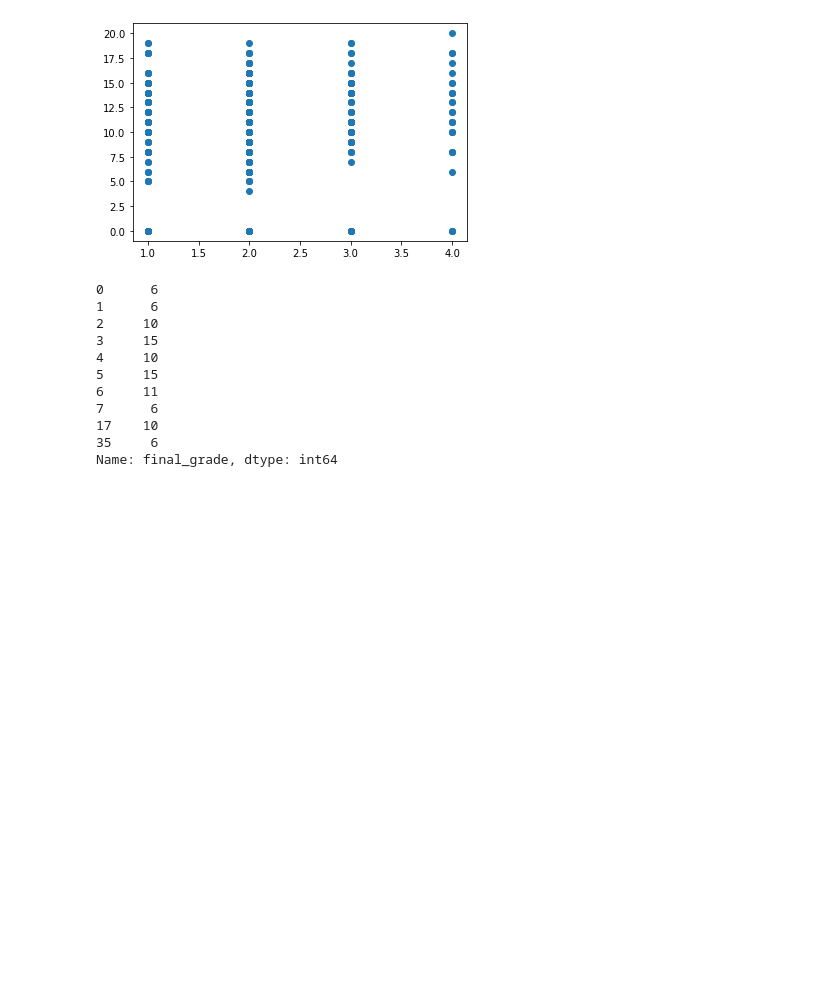
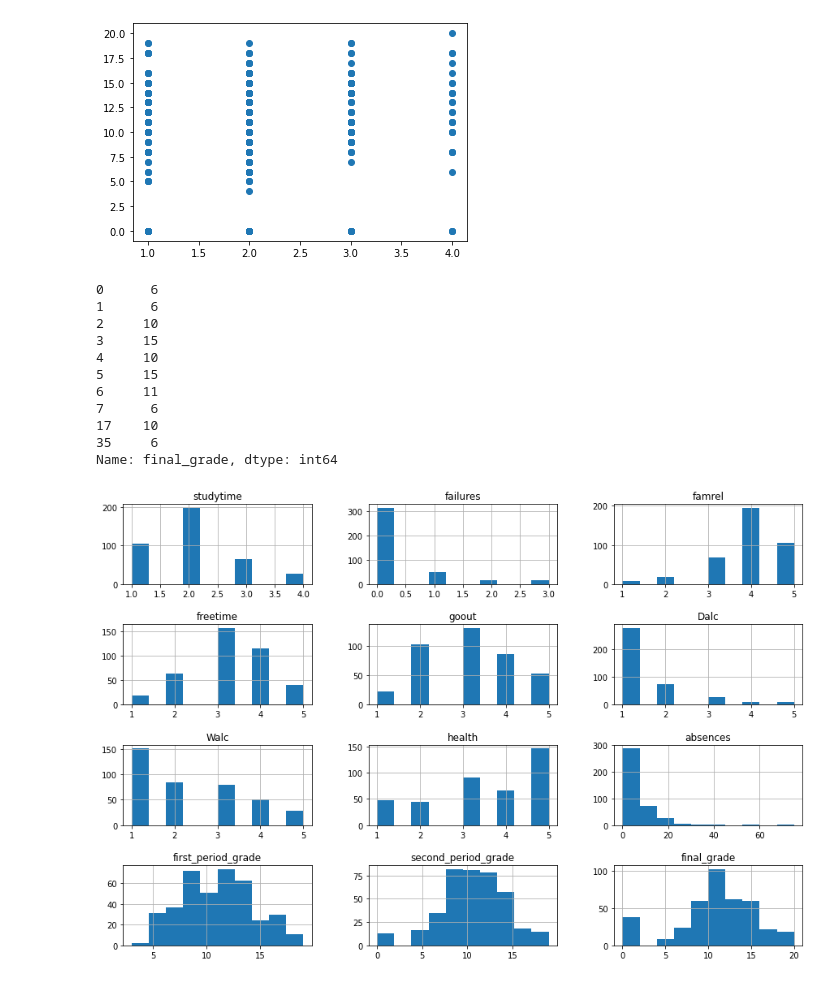
Before and after one commit to Zaxela/Springboard, a Jupyter notebook: Capstone_2/capstone_2_data_wrangling.ipynb, the cells around one changed output. Drawn from its saved outputs; the diff is of its cells as text; code cells hidden in the pictures; blank space fills up the shorter version.

```diff
--- a/Capstone_2/capstone_2_data_wrangling.ipynb
+++ b/Capstone_2/capstone_2_data_wrangling.ipynb
@@ -88,3 +88,8 @@ print(avg_by_internet.head())
 17    10
 35     6
 Name: final_grade, dtype: int64
+# %%
+data.hist(figsize=(15,10))
+plt.subplots_adjust(hspace=0.5);
+# %% [output]
+[figure, added]
```
